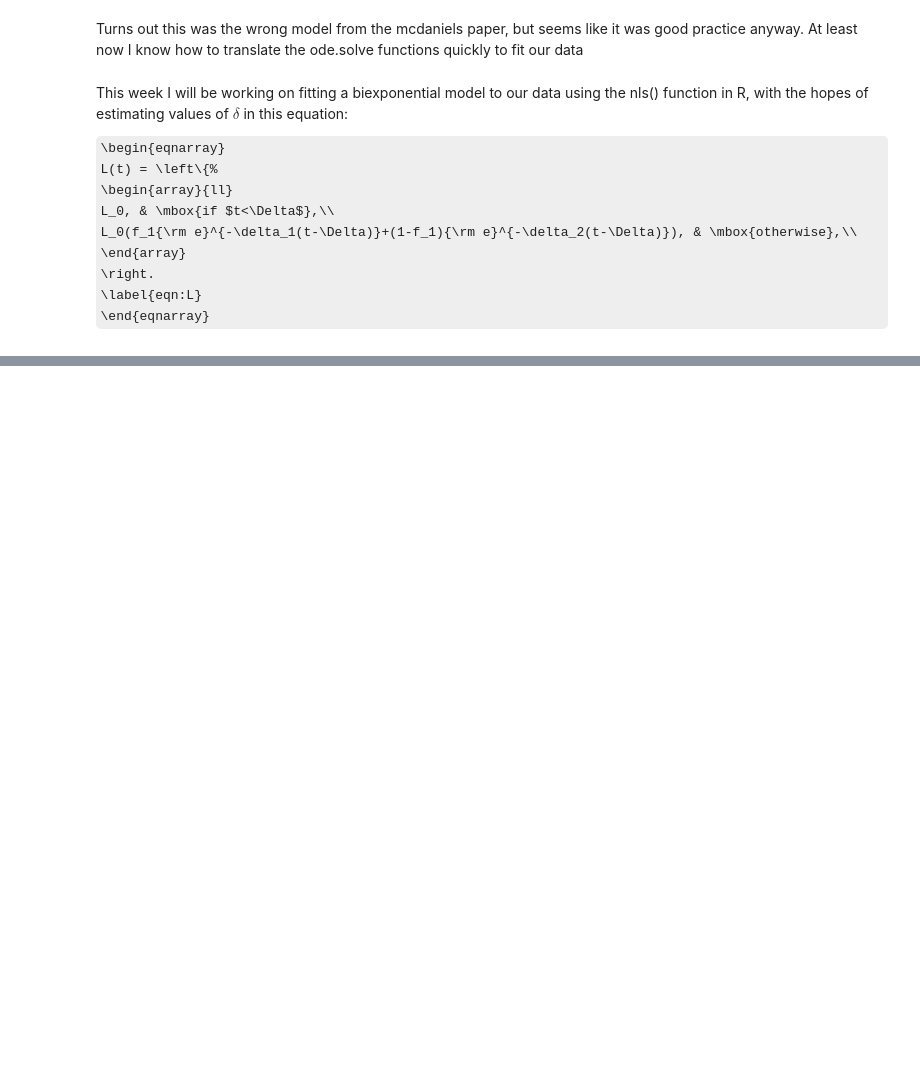
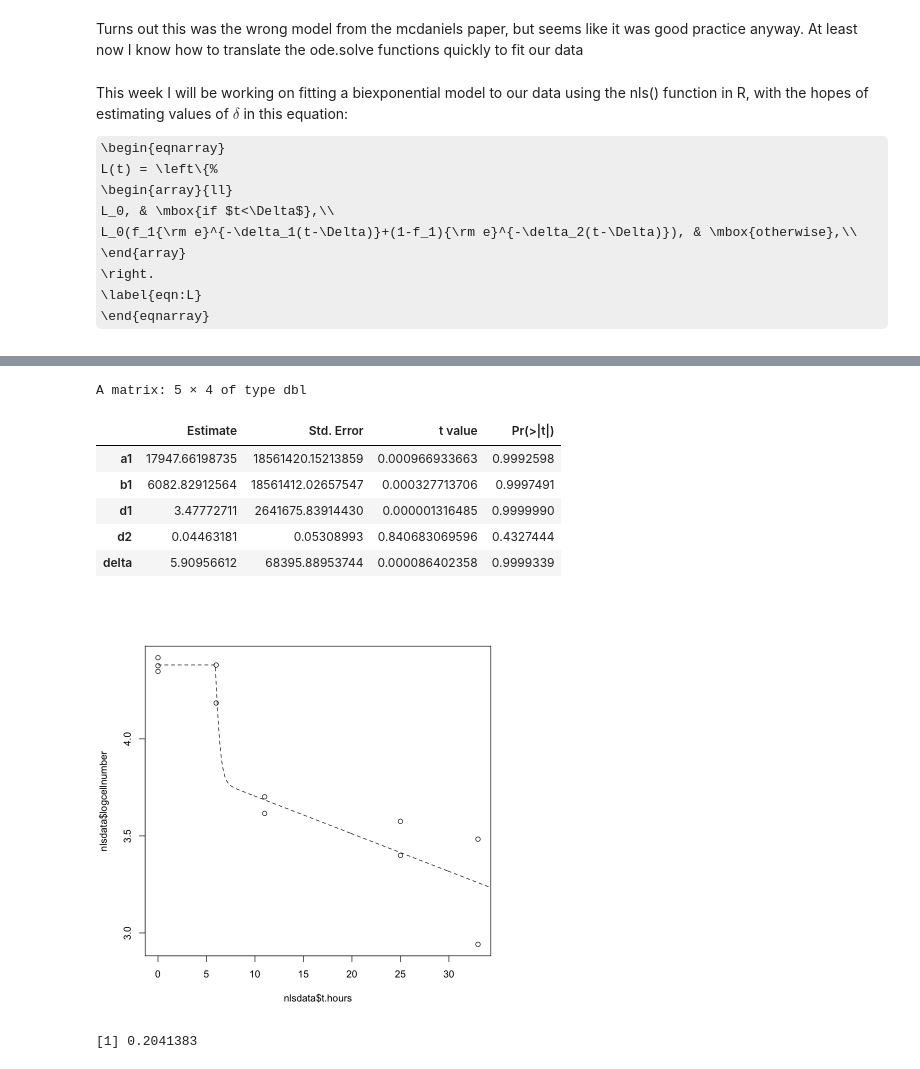
Before and after one commit to alanewing/tcellkineticsproj, a Jupyter notebook: LabJournal.ipynb, the cells around one changed output, grey strips where cells are left out. Saved outputs shown, nothing was run; the diff lists cells and outputs as text; code cells hidden in the pictures; some formulas as TeX source; blank space fills up the shorter version.

Commit message:
Several updates, mostly created the delyaed biexponential and delayed exponential model

```diff
--- a/LabJournal.ipynb
+++ b/LabJournal.ipynb
@@ -225,20 +243,38 @@ L_0(f_1{\rm e}^{-\delta_1(t-\Delta)}+(1-f_1){\rm e}^{-\delta_2(t-\Delta)}), & \m
 \label{eqn:L}
 \end{eqnarray}
 # %%
+library(minpack.lm)
+
 nlsdata <-
-    read.delim("/Users/alanboles/Desktop/Research/tcelltxt/100428.txt", header = T) %>%
+    read.delim("/Users/alanboles/Desktop/Research/tcelltxt/090219.txt", header = T) %>%
     gather(t.hours, numoftcells, -population,-group,-LN) %>%
-    subset(LN == "inguinal",select = -c(group,LN,population))
+    subset(LN == "mesenteric" & population == "CD8" ,select = -c(group,LN,population))
 
 nlsdata$t.hours <- # make sure t.hours is in chronological order
         as.character(nlsdata$t.hours) %>%
         str_replace("t.","")%>%  # removes the "t." from "t.x"
         as.numeric()
+#print(nlsdata)
+#plot(nlsdata$t.hours, log10(nlsdata$numoftcells), xlab="hours", ylab="log10 numoftcells",col=1, xlim=c(0,24))
 
 #LofT is the t cells at time t, lnaught is t cells at time zero, big delta is delay
 #little delta one and two are decay rates, f1 is fraction of t cells with little delta 1
 
-y<-nlsdata[1,2]
-t<-seq(1,24,0.1)
-nls(y~lo*(f1*exp(-d1*(t-delta))+(1-f1)*exp(-d2(t-delta))), nlsdata, start=list(lo=nlsdata[1,2], f1=1, delta=2),)
+nlsdata$logcellnumber<-log10(nlsdata$numoftcells)
+
+lm0<-lm(logcellnumber~t.hours, nlsdata)
+lm1<-lm(logcellnumber~t.hours, subset(nlsdata,nlsdata$t.hours>=6 & nlsdata$t.hours<=11))
+lm2<-lm(logcellnumber~t.hours, subset(nlsdata,nlsdata$t.hours>=11 & nlsdata$t.hours<=25))
+
+#ifelse(t.hours < delta, 0, t.hours - delta)
+
+x<-summary(lm0)$coefficients[1,1]
+y<-summary(lm0)$coefficients[2,1]
+x1<-summary(lm1)$coefficients[1,1]
+y1<-summary(lm1)$coefficients[2,1]
+x2<-summary(lm2)$coefficients[1,1]
+y2<-summary(lm2)$coefficients[2,1]
+
+plot(nlsdata$t.hours, nlsdata$logcellnumber)
+nlsdata
 # %% [output]
@@ -245,0 +296,2 @@ ERROR: Error in nls(y ~ lo * (f1 * exp(-d1 * (t - delta)) + (1 - f1) * exp(-d2(t
+# %%
+new1<- data.frame(t.hours = seq(0,50,0.1))
@@ -245,0 +300,7 @@ ERROR: Error in nls(y ~ lo * (f1 * exp(-d1 * (t - delta)) + (1 - f1) * exp(-d2(t
+# %%
+biexp <- logcellnumber ~ ifelse(t.hours < delta, log10(a1+b1), log10(a1*exp(-d1*(t.hours-delta))+b1*exp(-d2*(t.hours-delta))))
+nlm3 <- nlsLM(biexp,data=nlsdata, start=list(a1=10^x1, b1=10^x2, d1=0.124738463581688, d2=0.0122377310822725, delta=5))
+plot(nlsdata$t.hours, nlsdata$logcellnumber)
+lines(new1$t.hours, predict(nlm3,newdata=new1), lty="dashed")
+summary(nlm3)$coeff
+# %% [output]
@@ -245,0 +319,12 @@ ERROR: Error in nls(y ~ lo * (f1 * exp(-d1 * (t - delta)) + (1 - f1) * exp(-d2(t
+A matrix: 5 × 4 of type dbl
+|  | Estimate | Std. Error | t value | Pr(>|t|) |
+| a1 | 17947.66198735 | 18561420.15213859 | 0.000966933663 | 0.9992598 |
+| b1 | 6082.82912564 | 18561412.02657547 | 0.000327713706 | 0.9997491 |
+| d1 | 3.47772711 | 2641675.83914430 | 0.000001316485 | 0.9999990 |
+| d2 | 0.04463181 | 0.05308993 | 0.840683069596 | 0.4327444 |
+| delta | 5.90956612 | 68395.88953744 | 0.000086402358 | 0.9999339 |
+[figure, added]
+# %%
+sum(residuals(nlm3)^2)
+# %% [output]
+[1] 0.2041383
```
Also changed, not shown: parts of 7 cells of this notebook.
